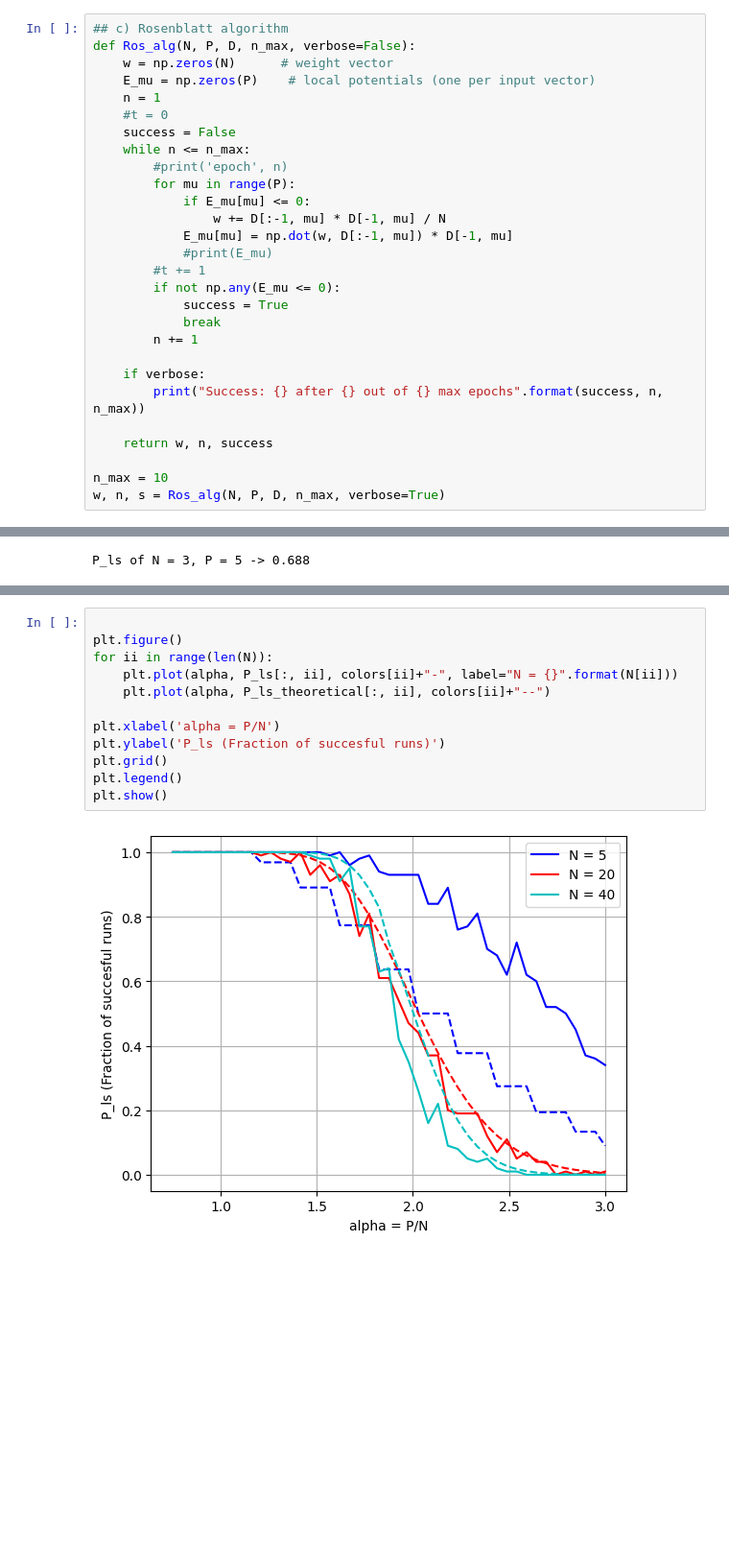
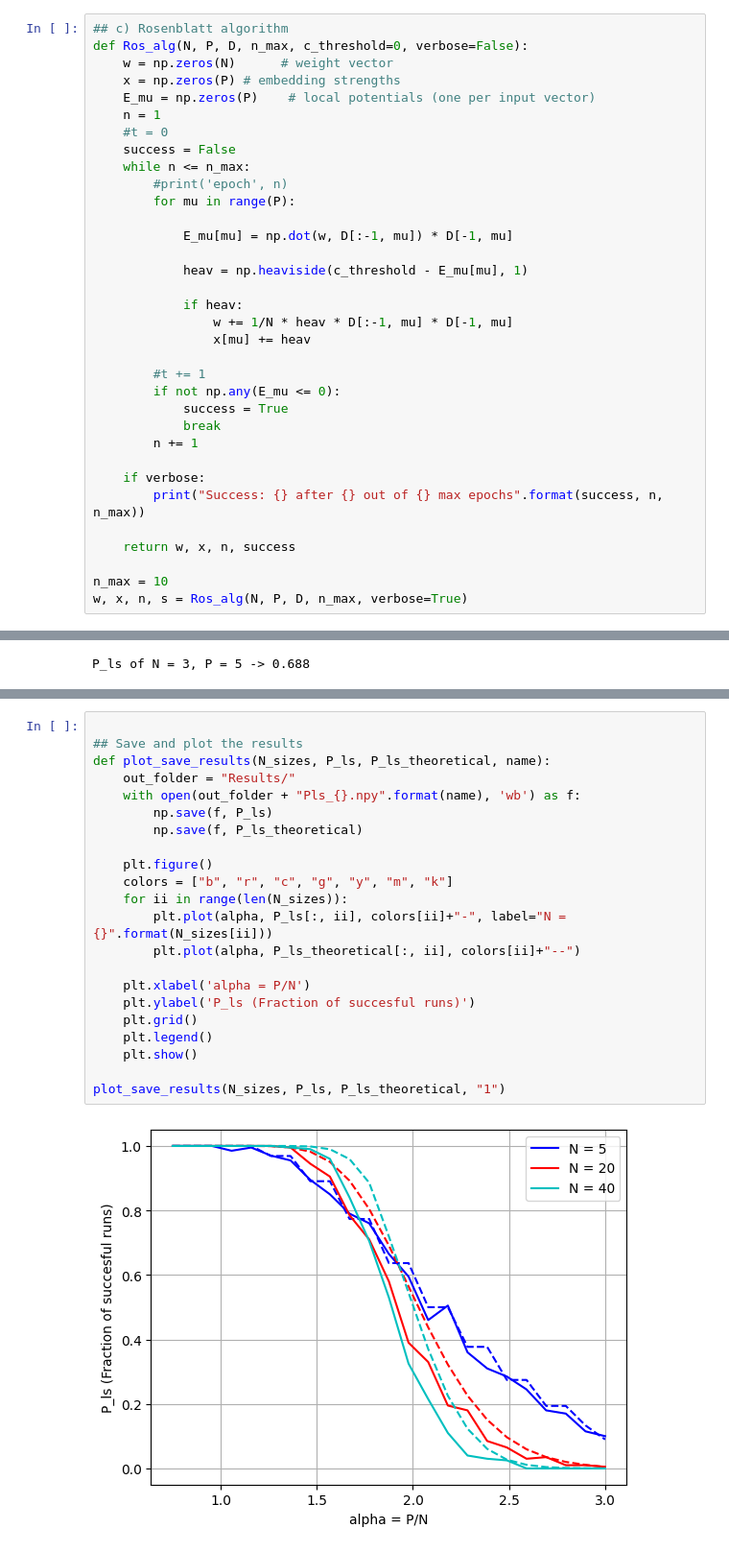
Before and after one commit to SaraIglesiasSN/A1-Perceptron-Training-NNCI-, a Jupyter notebook: A1_Perceptron_Training.ipynb, the cells around one changed output, grey strips where cells are left out. Shown at 96% size. Saved outputs shown, nothing was run; the diff lists cells and outputs as text; blank space fills up the shorter version.

Commit message:
Bonus points included + Ros algth. changed with heaviside function

```diff
--- a/A1_Perceptron_Training.ipynb
+++ b/A1_Perceptron_Training.ipynb
@@ -55,8 +55,9 @@ mu(9) =  4 : [ 0.98494561 -1.1444064   0.38683645]
 Final t:  10
 # %%
 ## c) Rosenblatt algorithm
-def Ros_alg(N, P, D, n_max, verbose=False):
+def Ros_alg(N, P, D, n_max, c_threshold=0, verbose=False):
     w = np.zeros(N)      # weight vector
+    x = np.zeros(P) # embedding strengths
     E_mu = np.zeros(P)    # local potentials (one per input vector)
     n = 1
     #t = 0
@@ -64,10 +65,15 @@ def Ros_alg(N, P, D, n_max, verbose=False):
     while n <= n_max:
         #print('epoch', n)
         for mu in range(P):
-            if E_mu[mu] <= 0:
-                w += D[:-1, mu] * D[-1, mu] / N
+
             E_mu[mu] = np.dot(w, D[:-1, mu]) * D[-1, mu]
-            #print(E_mu)
+
+            heav = np.heaviside(c_threshold - E_mu[mu], 1)
+
+            if heav:
+                w += 1/N * heav * D[:-1, mu] * D[-1, mu]
+                x[mu] += heav
+
         #t += 1
         if not np.any(E_mu <= 0):
             success = True
@@ -77,8 +83,8 @@ def Ros_alg(N, P, D, n_max, verbose=False):
     if verbose:
         print("Success: {} after {} out of {} max epochs".format(success, n, n_max))
 
-    return w, n, success
+    return w, x, n, success
 
 n_max = 10
-w, n, s = Ros_alg(N, P, D, n_max, verbose=True)
+w, x, n, s = Ros_alg(N, P, D, n_max, verbose=True)
 # %% [output]
@@ -152,14 +160,24 @@ It of alpha: 45 out of 45
 # %%
 
-plt.figure()
-for ii in range(len(N)):
-    plt.plot(alpha, P_ls[:, ii], colors[ii]+"-", label="N = {}".format(N[ii]))
-    plt.plot(alpha, P_ls_theoretical[:, ii], colors[ii]+"--")
+## Save and plot the results
+def plot_save_results(N_sizes, P_ls, P_ls_theoretical, name):
+    out_folder = "Results/"
+    with open(out_folder + "Pls_{}.npy".format(name), 'wb') as f:
+        np.save(f, P_ls)
+        np.save(f, P_ls_theoretical)
 
-plt.xlabel('alpha = P/N')
-plt.ylabel('P_ls (Fraction of succesful runs)')
-plt.grid()
-plt.legend()
-plt.show()
+    plt.figure()
+    colors = ["b", "r", "c", "g", "y", "m", "k"]
+    for ii in range(len(N_sizes)):
+        plt.plot(alpha, P_ls[:, ii], colors[ii]+"-", label="N = {}".format(N_sizes[ii]))
+        plt.plot(alpha, P_ls_theoretical[:, ii], colors[ii]+"--")
+
+    plt.xlabel('alpha = P/N')
+    plt.ylabel('P_ls (Fraction of succesful runs)')
+    plt.grid()
+    plt.legend()
+    plt.show()
+
+plot_save_results(N_sizes, P_ls, P_ls_theoretical, "1")
 # %% [output]
-[figure, old version]
+[figure, new version]
```
Also changed, not shown: parts of 6 cells of this notebook, 3 other files.
